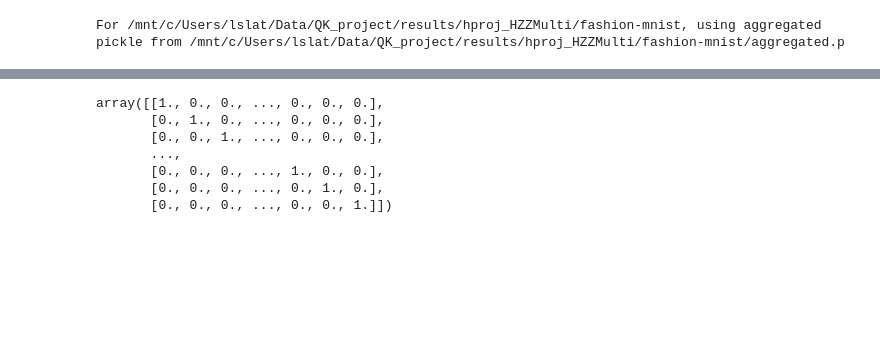
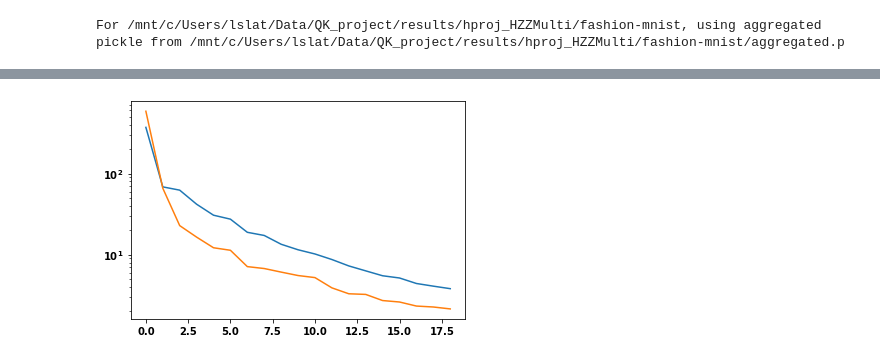
Before and after one commit to lslattery11/quantum_kernel, a Jupyter notebook: notebooks/data_visualization/hzz_multi_rdms.ipynb, the cells around one changed output, grey strips where cells are left out. Cells and saved outputs as stored; diff of their text form; code cells hidden in the pictures; blank space fills up the shorter version.

```diff
--- a/notebooks/data_visualization/hzz_multi_rdms.ipynb
+++ b/notebooks/data_visualization/hzz_multi_rdms.ipynb
@@ -184,10 +184,14 @@ plt.colorbar()
-# %%
-kernels0[3]
-# %% [output]
-array([[1., 0., 0., ..., 0., 0., 0.],
-       [0., 1., 0., ..., 0., 0., 0.],
-       [0., 0., 1., ..., 0., 0., 0.],
-       ...,
-       [0., 0., 0., ..., 1., 0., 0.],
-       [0., 0., 0., ..., 0., 1., 0.],
-       [0., 0., 0., ..., 0., 0., 1.]])
+# %%
+#w,v=np.linalg.eig(np.exp(-10*(kernels0[3]-np.eye(800))))
+#plt.plot(np.sort(w)[-1:780:-1])
+
+w,v=np.linalg.eig(np.exp(-10*(kernels1[3]-np.eye(800))))
+plt.plot(np.sort(w)[-1:780:-1])
+
+w,v=np.linalg.eig(np.exp(-10*(kernels2[3]-np.eye(800))))
+plt.plot(np.sort(w)[-1:780:-1])
+
+
+plt.yscale('log')
+# %% [output]
+[figure, added]
```
Also changed, not shown: parts of 4 cells of this notebook, 3 other files.
